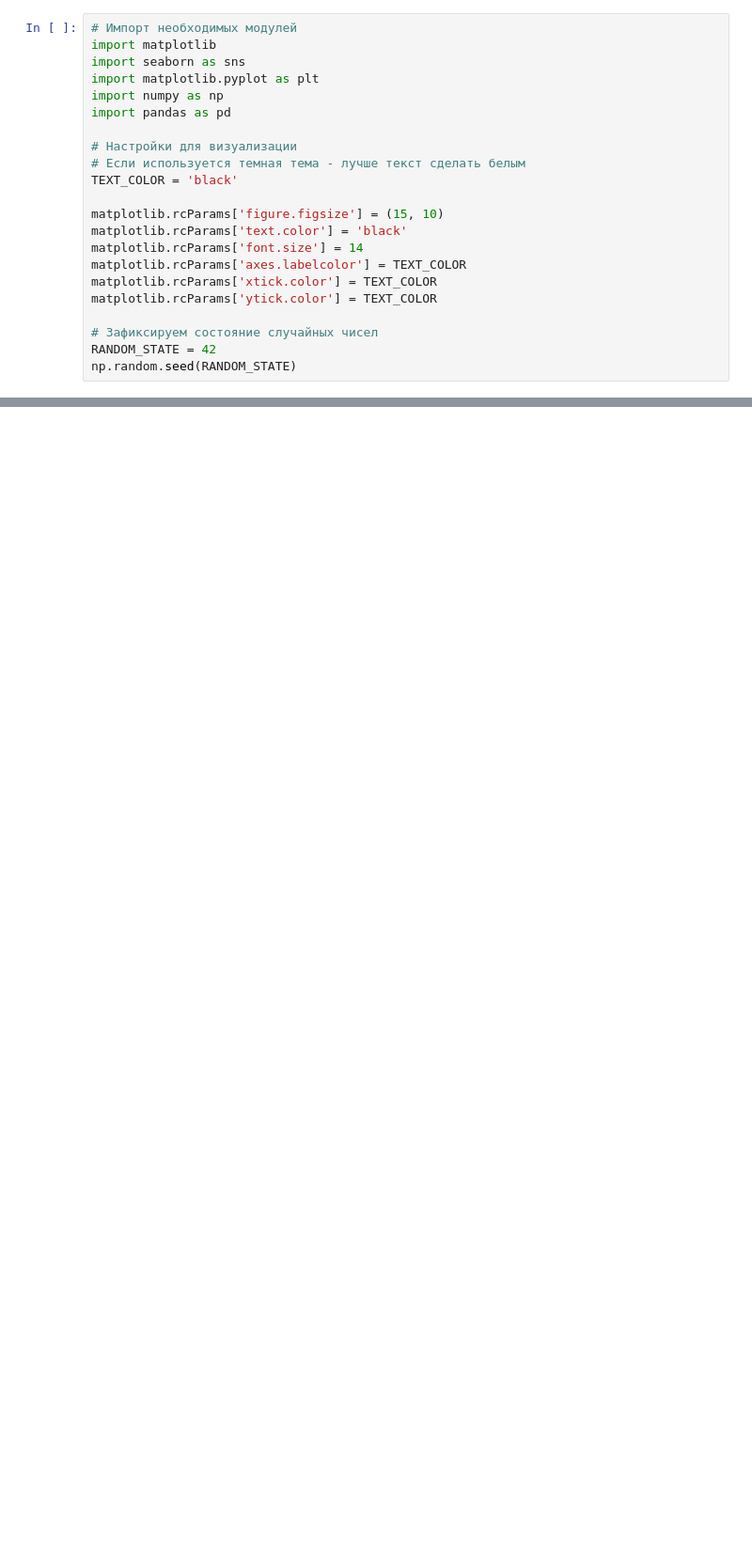
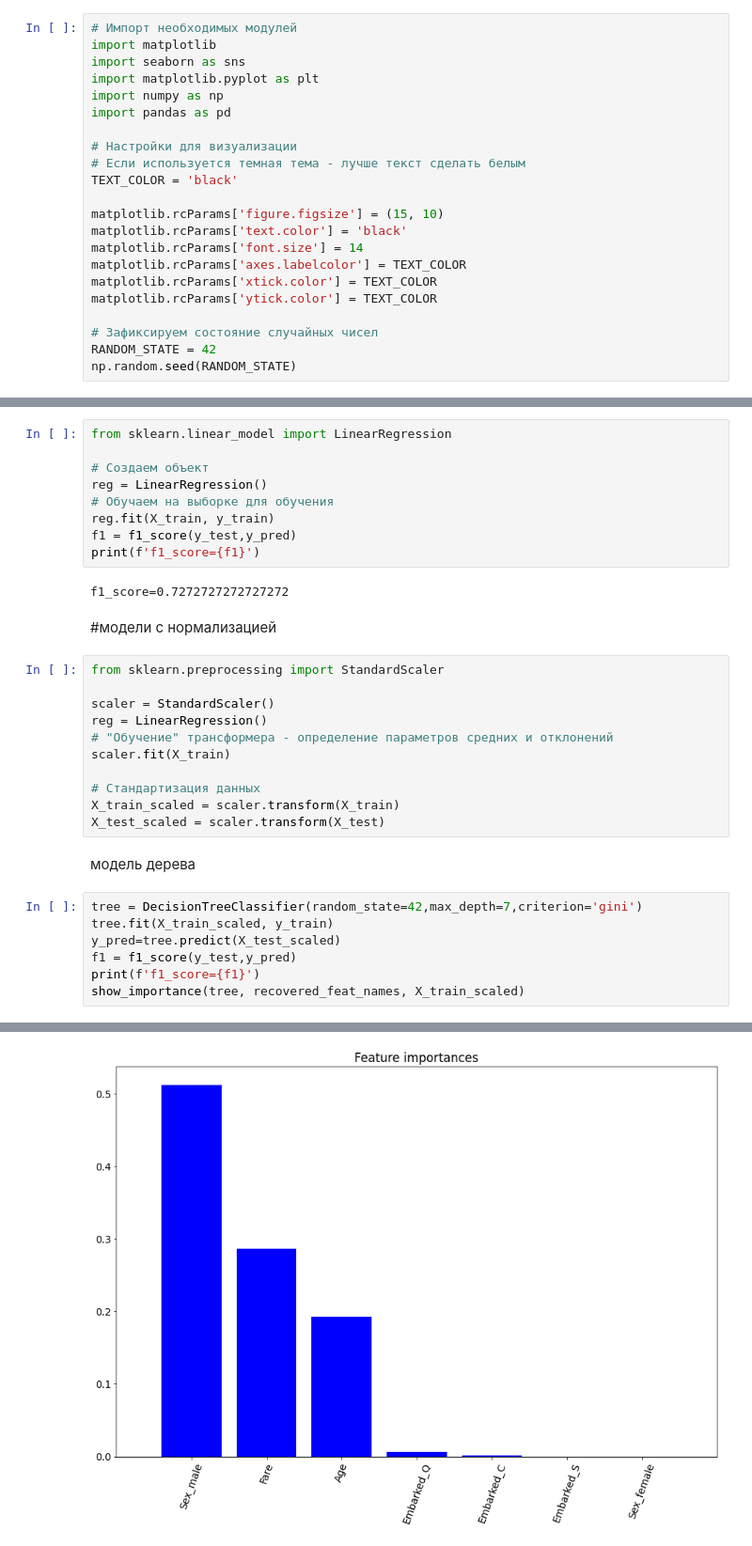
Before and after one commit to aligtr/ml, a Jupyter notebook: Lab3_RandomForest.ipynb, the cells around one changed output, grey strips where cells are left out. Shown: that part at 94% size. Drawn from its saved outputs; the diff is of its cells as text; blank space fills up the shorter version.

```diff
--- a/Lab3_RandomForest.ipynb
+++ b/Lab3_RandomForest.ipynb
@@ -892,0 +151,34 @@ print(grid_search.best_score_)
+# %%
+from sklearn.linear_model import LinearRegression
+
+# Создаем объект
+reg = LinearRegression()
+# Обучаем на выборке для обучения
+reg.fit(X_train, y_train)
+f1 = f1_score(y_test,y_pred)
+print(f'f1_score={f1}')
+# %% [output]
+f1_score=0.7272727272727272
+# %% [markdown]
+#модели с нормализацией
+# %%
+from sklearn.preprocessing import StandardScaler
+
+scaler = StandardScaler()
+reg = LinearRegression()
+# "Обучение" трансформера - определение параметров средних и отклонений
+scaler.fit(X_train)
+
+# Стандартизация данных
+X_train_scaled = scaler.transform(X_train)
+X_test_scaled = scaler.transform(X_test)
+# %% [markdown]
+модель дерева
+# %%
+tree = DecisionTreeClassifier(random_state=42,max_depth=7,criterion='gini')
+tree.fit(X_train_scaled, y_train)
+y_pred=tree.predict(X_test_scaled)
+f1 = f1_score(y_test,y_pred)
+print(f'f1_score={f1}')
+show_importance(tree, recovered_feat_names, X_train_scaled)
+# %% [output]
@@ -892,0 +193 @@ print(grid_search.best_score_)
+[figure, added]
```
Also changed, not shown: parts of 115 cells of this notebook.
